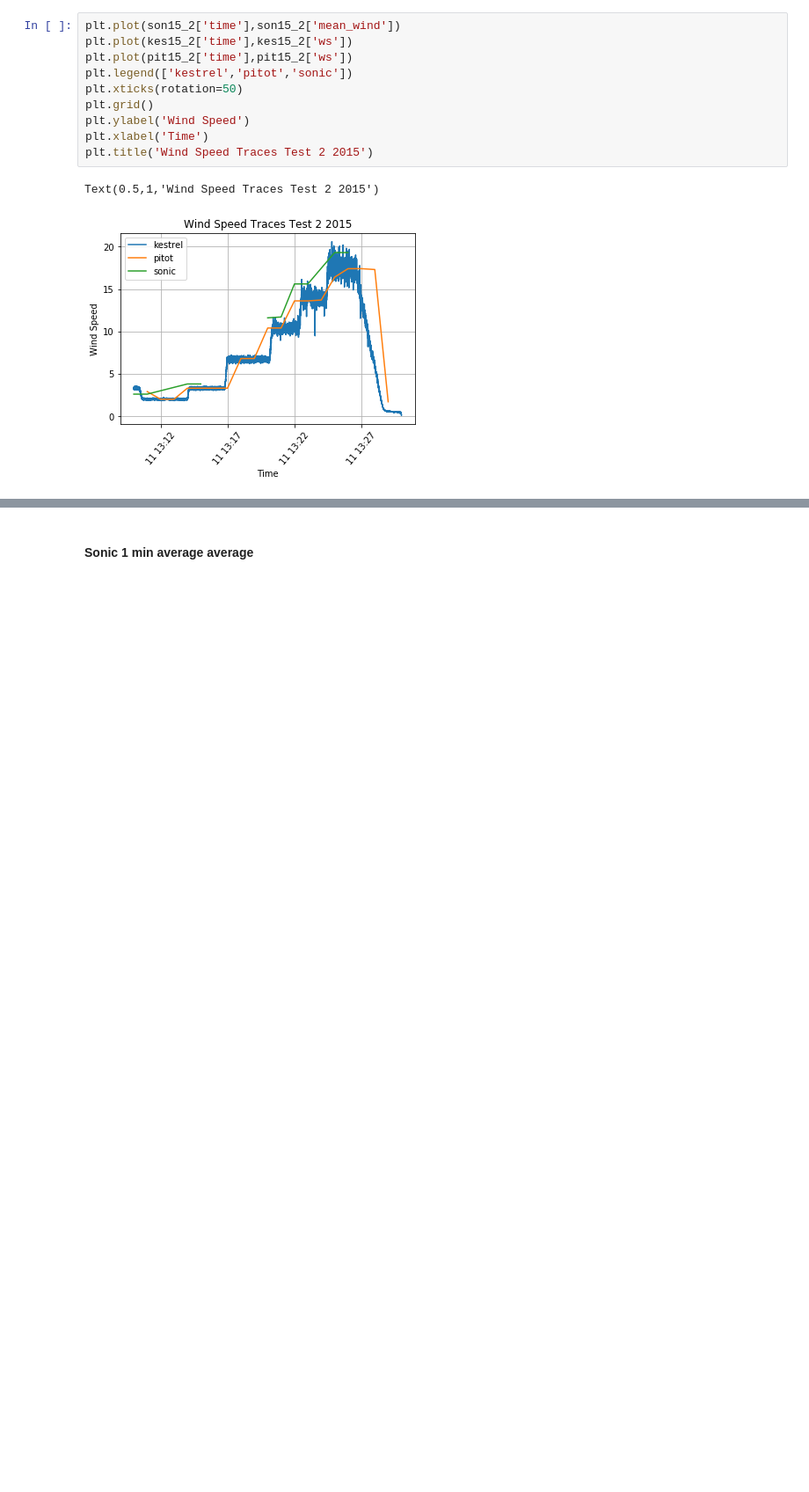
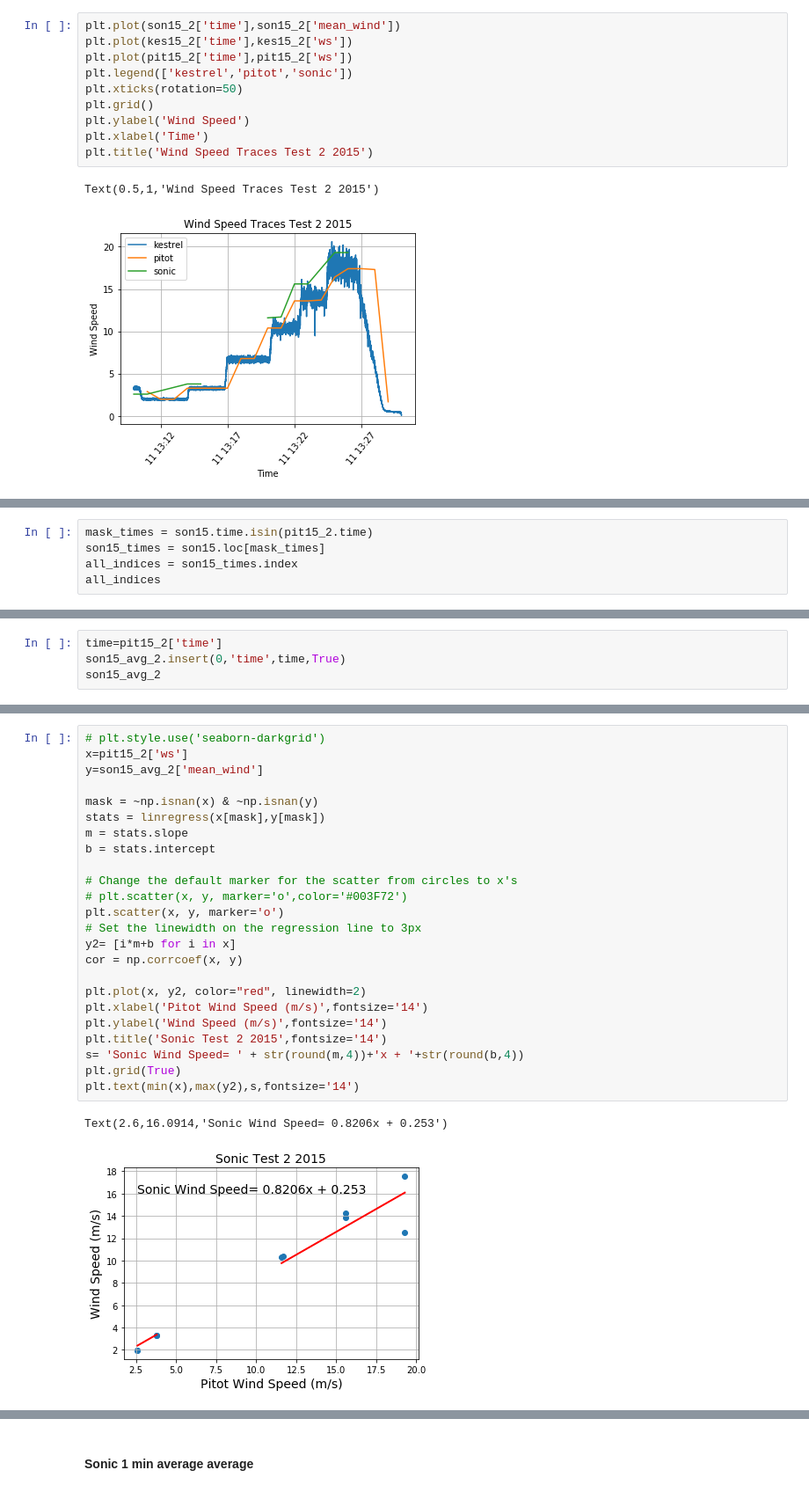
Before and after one commit to Pearl-Ayem/a303_course_work, a Jupyter notebook: Lab 8/Lab 8 analysis.ipynb, the cells around one changed output, grey strips where cells are left out. Shown: that part at 88% size. Saved outputs shown, nothing was run; the diff lists cells and outputs as text; blank space fills up the shorter version.

Commit message:
Transfer curves done

```diff
--- a/Lab 8/Lab 8 analysis.ipynb
+++ b/Lab 8/Lab 8 analysis.ipynb
@@ -144,0 +142,5 @@ Text(0.5,1,'Wind Speed Traces Test 2 2015')
+# %%
+mask_times = son15.time.isin(pit15_2.time)
+son15_times = son15.loc[mask_times]
+all_indices = son15_times.index
+all_indices
@@ -144,0 +200,4 @@ Text(0.5,1,'Wind Speed Traces Test 2 2015')
+# %%
+time=pit15_2['time']
+son15_avg_2.insert(0,'time',time,True)
+son15_avg_2
@@ -144,0 +218,27 @@ Text(0.5,1,'Wind Speed Traces Test 2 2015')
+# %%
+# plt.style.use('seaborn-darkgrid')
+x=pit15_2['ws']
+y=son15_avg_2['mean_wind']
+
+mask = ~np.isnan(x) & ~np.isnan(y)
+stats = linregress(x[mask],y[mask])
+m = stats.slope
+b = stats.intercept
+
+# Change the default marker for the scatter from circles to x's
+# plt.scatter(x, y, marker='o',color='#003F72')
+plt.scatter(x, y, marker='o')
+# Set the linewidth on the regression line to 3px
+y2= [i*m+b for i in x]
+cor = np.corrcoef(x, y)
+
+plt.plot(x, y2, color="red", linewidth=2)
+plt.xlabel('Pitot Wind Speed (m/s)',fontsize='14')
+plt.ylabel('Wind Speed (m/s)',fontsize='14')
+plt.title('Sonic Test 2 2015',fontsize='14')
+s= 'Sonic Wind Speed= ' + str(round(m,4))+'x + '+str(round(b,4))
+plt.grid(True)
+plt.text(min(x),max(y2),s,fontsize='14')
+# %% [output]
+Text(2.6,16.0914,'Sonic Wind Speed= 0.8206x + 0.253')
+[figure, added]
```
Also changed, not shown: parts of 27 cells of this notebook.
